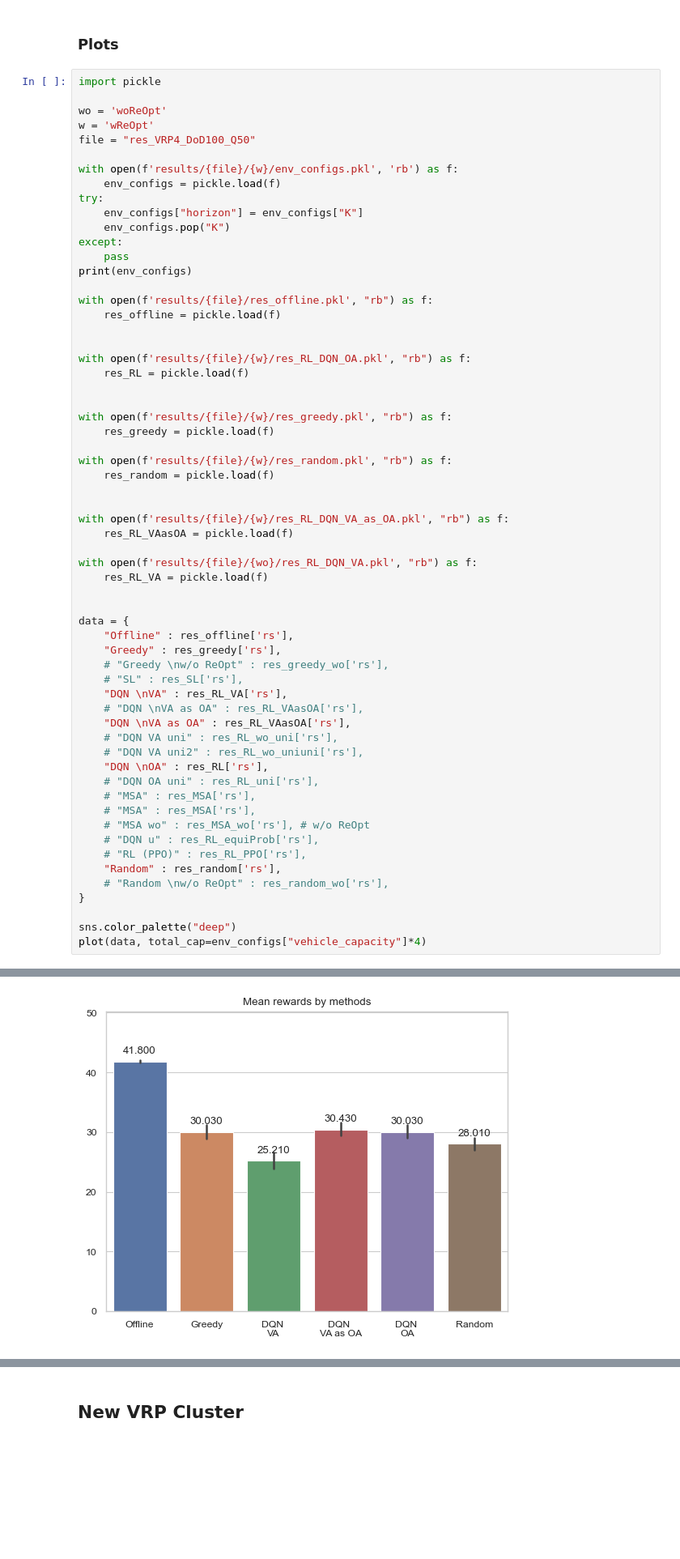
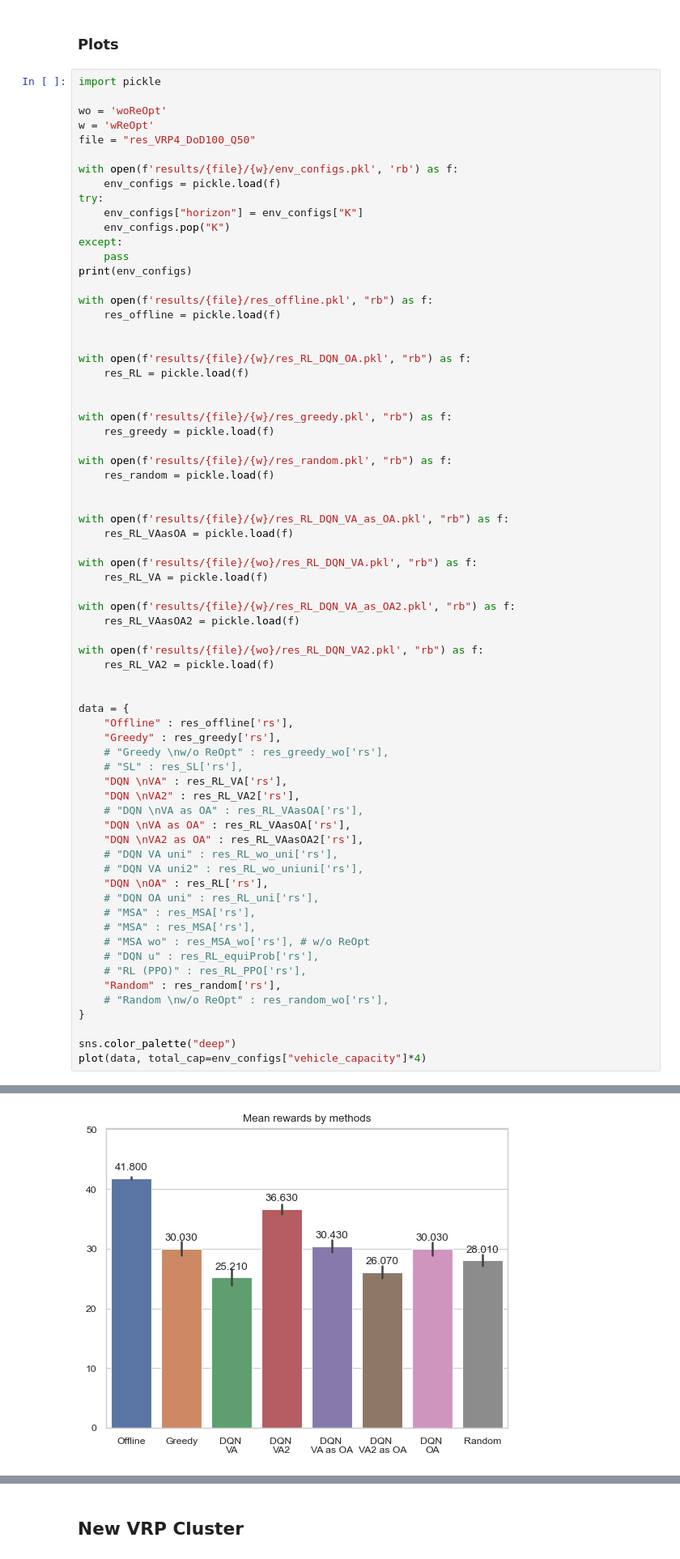
Before and after one commit to Farid-Najar/DynamicQVRP, a Jupyter notebook: results.ipynb, the cells around one changed output, grey strips where cells are left out. Shown at 81% size. Cells and saved outputs as stored; diff of their text form; blank space fills up the shorter version.

```diff
--- a/results.ipynb
+++ b/results.ipynb
@@ -500,6 +500,12 @@ with open(f'results/{file}/{w}/res_RL_DQN_VA_as_OA.pkl', "rb") as f:
 with open(f'results/{file}/{wo}/res_RL_DQN_VA.pkl', "rb") as f:
     res_RL_VA = pickle.load(f)
 
+with open(f'results/{file}/{w}/res_RL_DQN_VA_as_OA2.pkl', "rb") as f:
+    res_RL_VAasOA2 = pickle.load(f)
+
+with open(f'results/{file}/{wo}/res_RL_DQN_VA2.pkl', "rb") as f:
+    res_RL_VA2 = pickle.load(f)
+
 
 data = {
     "Offline" : res_offline['rs'],
@@ -507,8 +513,10 @@ data = {
     # "Greedy \nw/o ReOpt" : res_greedy_wo['rs'],
     # "SL" : res_SL['rs'],
     "DQN \nVA" : res_RL_VA['rs'],
+    "DQN \nVA2" : res_RL_VA2['rs'],
     # "DQN \nVA as OA" : res_RL_VAasOA['rs'],
     "DQN \nVA as OA" : res_RL_VAasOA['rs'],
+    "DQN \nVA2 as OA" : res_RL_VAasOA2['rs'],
     # "DQN VA uni" : res_RL_wo_uni['rs'],
     # "DQN VA uni2" : res_RL_wo_uniuni['rs'],
     "DQN \nOA" : res_RL['rs'],
@@ -531 +539 @@ plot(data, total_cap=env_configs["vehicle_capacity"]*4)
-[figure, old version]
+[figure, new version]
```
Also changed, not shown: parts of 1 cell of this notebook, 10 other files.
